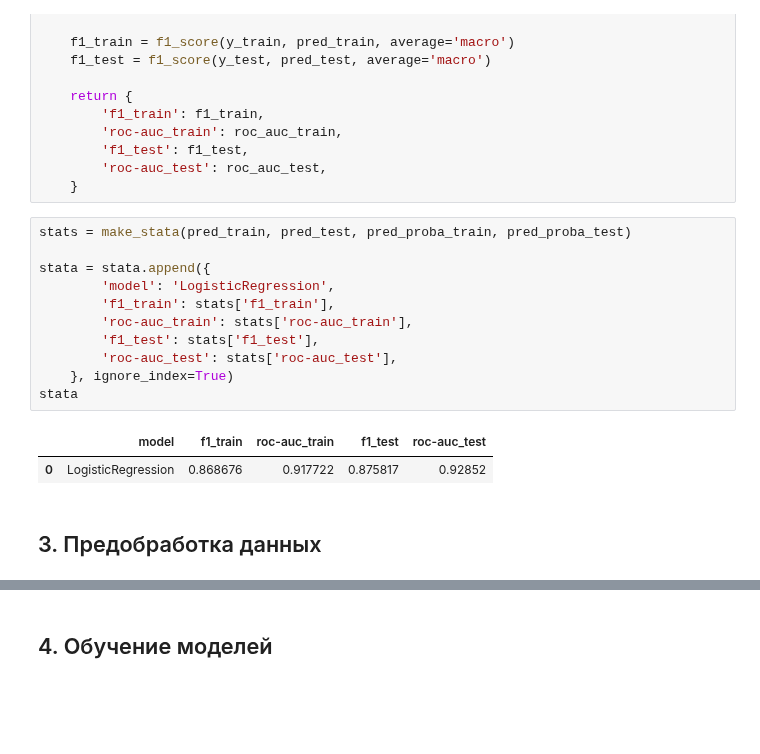
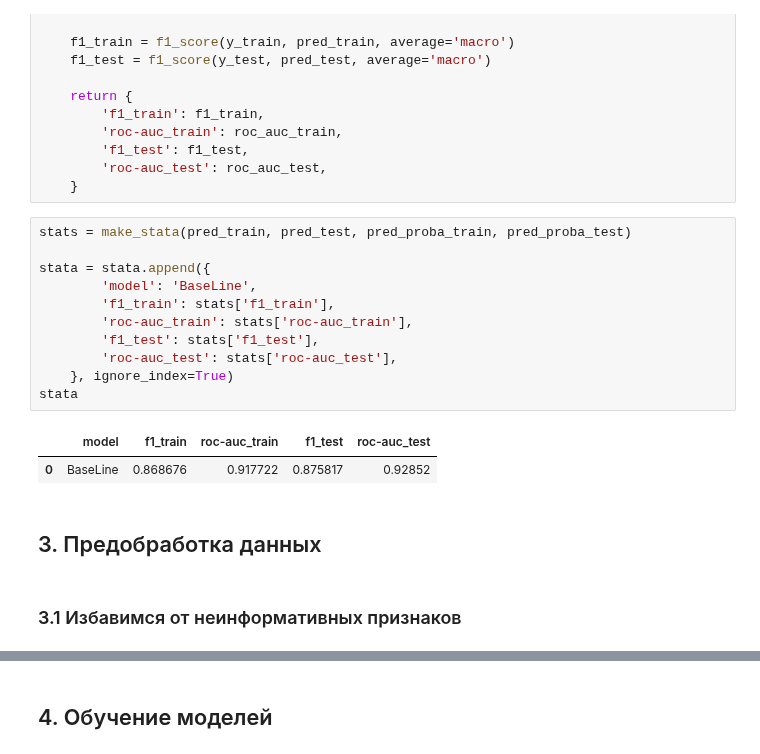
Before and after one commit to dnlygvtv/Python_for_Data_Science_HWs, a Jupyter notebook: HW/HW_final.ipynb, the cells around one changed output, grey strips where cells are left out. Saved outputs shown, nothing was run; the diff lists cells and outputs as text; blank space fills up the shorter version.

```diff
--- a/HW/HW_final.ipynb
+++ b/HW/HW_final.ipynb
@@ -185,16 +202,18 @@ def make_stata(pred_train, pred_test, pred_proba_train, pred_proba_test):
 # %%
 stats = make_stata(pred_train, pred_test, pred_proba_train, pred_proba_test)
 
 stata = stata.append({
-        'model': 'LogisticRegression',
+        'model': 'BaseLine',
         'f1_train': stats['f1_train'],
         'roc-auc_train': stats['roc-auc_train'],
         'f1_test': stats['f1_test'],
         'roc-auc_test': stats['roc-auc_test'],
     }, ignore_index=True)
 stata
 # %% [output]
 |  | model | f1_train | roc-auc_train | f1_test | roc-auc_test |
-| 0 | LogisticRegression | 0.868676 | 0.917722 | 0.875817 | 0.92852 |
+| 0 | BaseLine | 0.868676 | 0.917722 | 0.875817 | 0.92852 |
 # %% [markdown]
 ## 3. Предобработка данных
+# %% [markdown]
+### 3.1 Избавимся от неинформативных признаков
```
Also changed, not shown: parts of 14 cells of this notebook.
